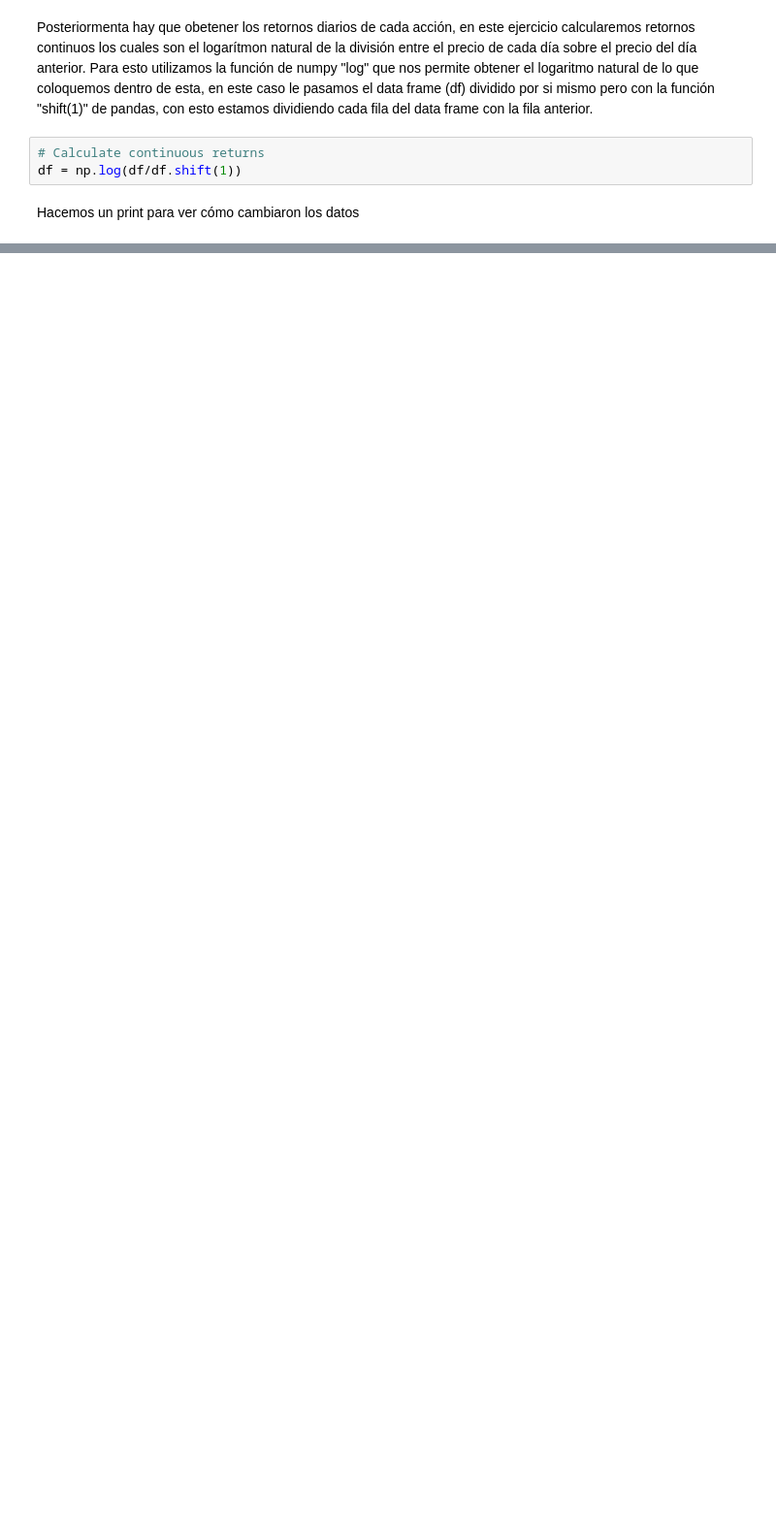
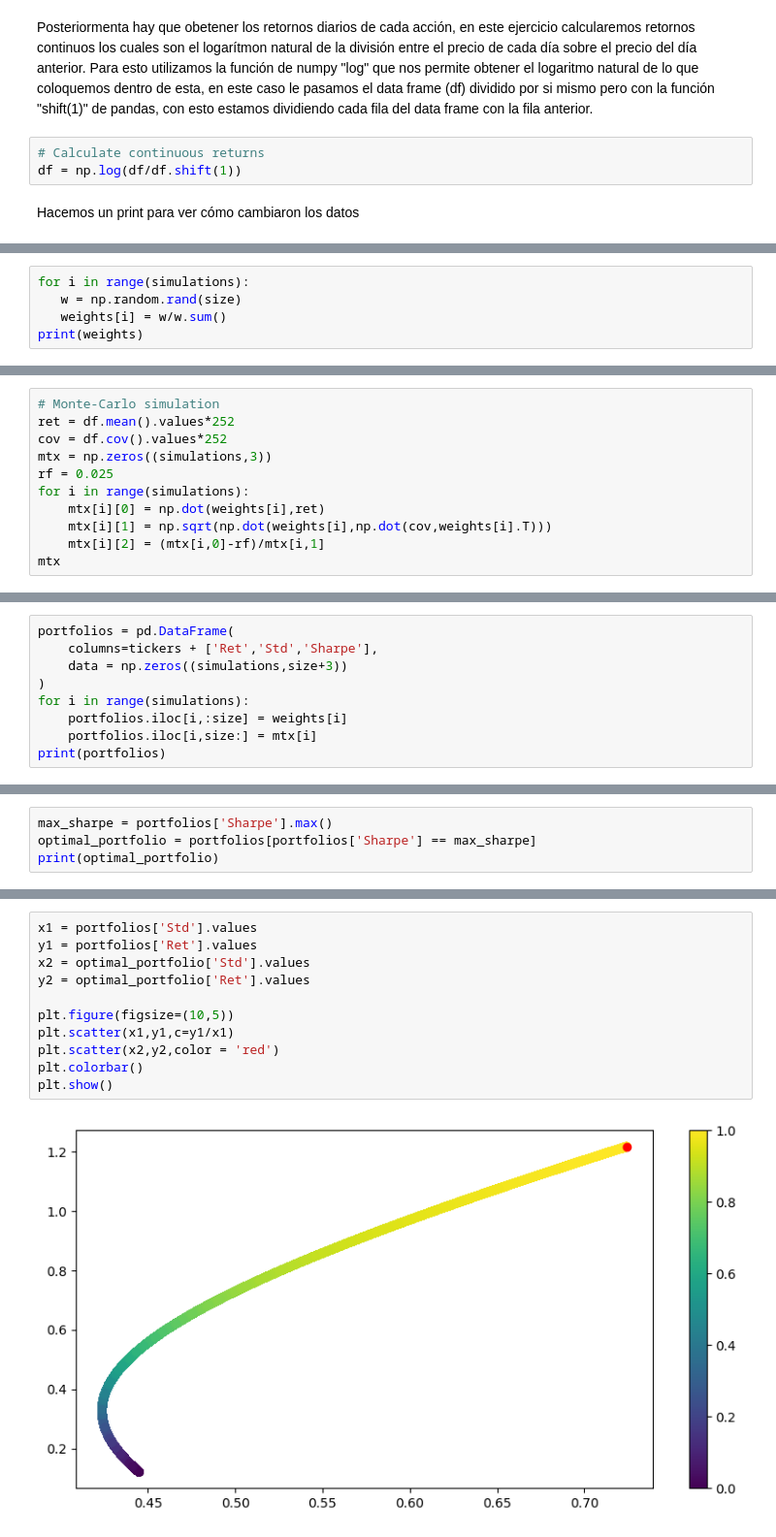
Before and after one commit to Manuel-Progaska/python_linkedin, a Jupyter notebook: porfolio_optimization.ipynb, the cells around one changed output, grey strips where cells are left out. Shown: that part at 97% size. Drawn from its saved outputs; the diff is of its cells as text; blank space fills up the shorter version.

Commit message:
problems with simulation

```diff
--- a/porfolio_optimization.ipynb
+++ b/porfolio_optimization.ipynb
@@ -118,0 +124,5 @@ Date
+# %%
+for i in range(simulations):
+   w = np.random.rand(size)
+   weights[i] = w/w.sum()
+print(weights)
@@ -118,0 +137,11 @@ Date
+# %%
+# Monte-Carlo simulation
+ret = df.mean().values*252
+cov = df.cov().values*252
+mtx = np.zeros((simulations,3))
+rf = 0.025
+for i in range(simulations):
+    mtx[i][0] = np.dot(weights[i],ret)
+    mtx[i][1] = np.sqrt(np.dot(weights[i],np.dot(cov,weights[i].T)))
+    mtx[i][2] = (mtx[i,0]-rf)/mtx[i,1]
+mtx
@@ -118,0 +156,9 @@ Date
+# %%
+portfolios = pd.DataFrame(
+    columns=tickers + ['Ret','Std','Sharpe'],
+    data = np.zeros((simulations,size+3))
+)
+for i in range(simulations):
+    portfolios.iloc[i,:size] = weights[i]
+    portfolios.iloc[i,size:] = mtx[i]
+print(portfolios)
@@ -118,0 +180,4 @@ Date
+# %%
+max_sharpe = portfolios['Sharpe'].max()
+optimal_portfolio = portfolios[portfolios['Sharpe'] == max_sharpe]
+print(optimal_portfolio)
@@ -118,0 +187,13 @@ Date
+# %%
+x1 = portfolios['Std'].values
+y1 = portfolios['Ret'].values
+x2 = optimal_portfolio['Std'].values
+y2 = optimal_portfolio['Ret'].values
+
+plt.figure(figsize=(10,5))
+plt.scatter(x1,y1,c=y1/x1)
+plt.scatter(x2,y2,color = 'red')
+plt.colorbar()
+plt.show()
+# %% [output]
+[figure, added]
```
Also changed, not shown: parts of 10 cells of this notebook.
